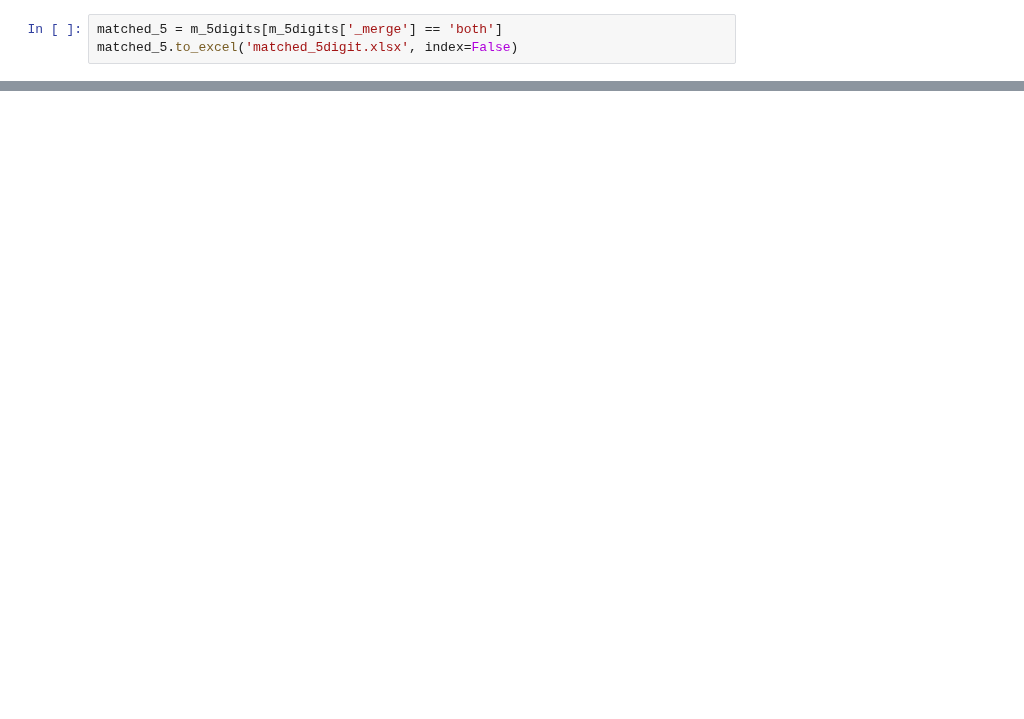
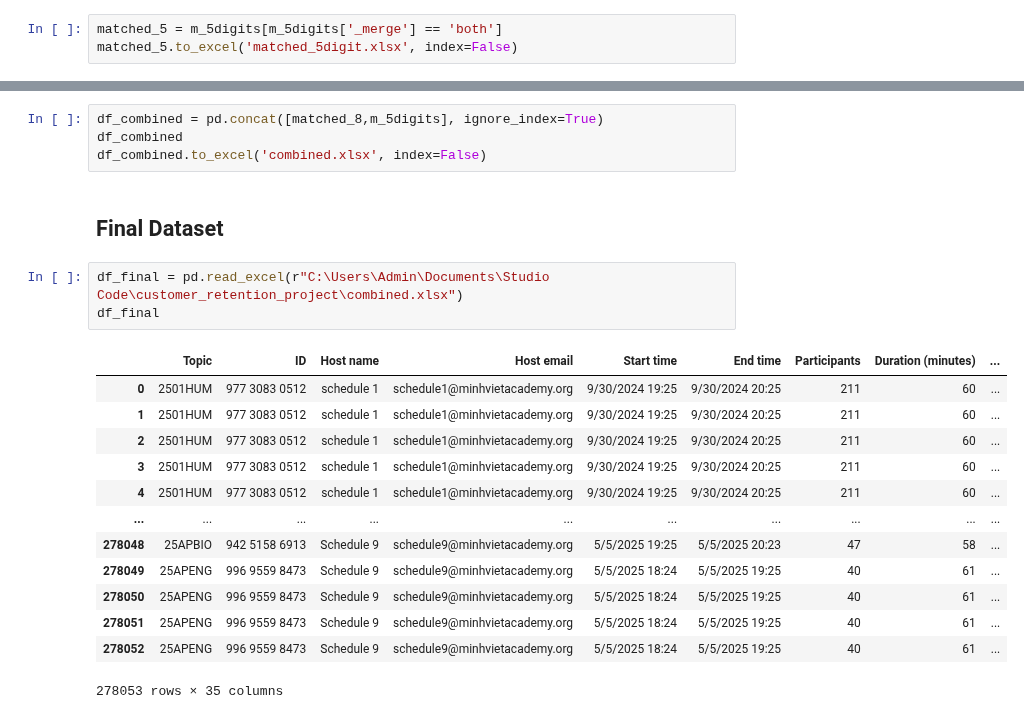
Before and after one commit to tthvan/Customer-Retention-Analysis, a Jupyter notebook: clean_merge.ipynb, the cells around one changed output, grey strips where cells are left out. Saved outputs shown, nothing was run; the diff lists cells and outputs as text; blank space fills up the shorter version.

```diff
--- a/clean_merge.ipynb
+++ b/clean_merge.ipynb
@@ -230,0 +225,23 @@ matched_5.to_excel('matched_5digit.xlsx', index=False)
+# %%
+df_combined = pd.concat([matched_8,m_5digits], ignore_index=True)
+df_combined
+df_combined.to_excel('combined.xlsx', index=False)
+# %% [markdown]
+## Final Dataset
+# %%
+df_final = pd.read_excel(r"C:\Users\Admin\Documents\Studio Code\customer_retention_project\combined.xlsx")
+df_final
+# %% [output]
+|  | Topic | ID | Host name | Host email | Start time | End time | Participants | Duration (minutes) | ... |
+| 0 | 2501HUM | 977 3083 0512 | schedule 1 | schedule1@minhvietacademy.org | 9/30/2024 19:25 | 9/30/2024 20:25 | 211 | 60 | ... |
+| 1 | 2501HUM | 977 3083 0512 | schedule 1 | schedule1@minhvietacademy.org | 9/30/2024 19:25 | 9/30/2024 20:25 | 211 | 60 | ... |
+| 2 | 2501HUM | 977 3083 0512 | schedule 1 | schedule1@minhvietacademy.org | 9/30/2024 19:25 | 9/30/2024 20:25 | 211 | 60 | ... |
+| 3 | 2501HUM | 977 3083 0512 | schedule 1 | schedule1@minhvietacademy.org | 9/30/2024 19:25 | 9/30/2024 20:25 | 211 | 60 | ... |
+| 4 | 2501HUM | 977 3083 0512 | schedule 1 | schedule1@minhvietacademy.org | 9/30/2024 19:25 | 9/30/2024 20:25 | 211 | 60 | ... |
+| ... | ... | ... | ... | ... | ... | ... | ... | ... | ... |
+| 278048 | 25APBIO | 942 5158 6913 | Schedule 9 | schedule9@minhvietacademy.org | 5/5/2025 19:25 | 5/5/2025 20:23 | 47 | 58 | ... |
+| 278049 | 25APENG | 996 9559 8473 | Schedule 9 | schedule9@minhvietacademy.org | 5/5/2025 18:24 | 5/5/2025 19:25 | 40 | 61 | ... |
+| 278050 | 25APENG | 996 9559 8473 | Schedule 9 | schedule9@minhvietacademy.org | 5/5/2025 18:24 | 5/5/2025 19:25 | 40 | 61 | ... |
+| 278051 | 25APENG | 996 9559 8473 | Schedule 9 | schedule9@minhvietacademy.org | 5/5/2025 18:24 | 5/5/2025 19:25 | 40 | 61 | ... |
+| 278052 | 25APENG | 996 9559 8473 | Schedule 9 | schedule9@minhvietacademy.org | 5/5/2025 18:24 | 5/5/2025 19:25 | 40 | 61 | ... |
+278053 rows × 35 columns
```
Also changed, not shown: parts of 22 cells of this notebook, 5 other files.
